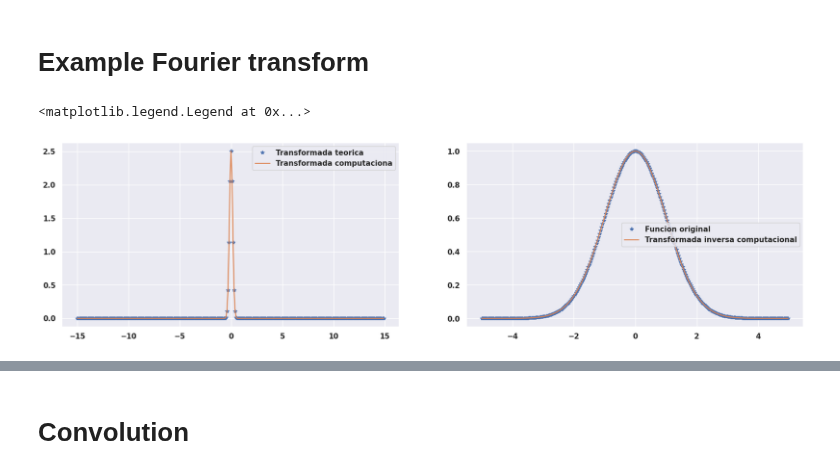
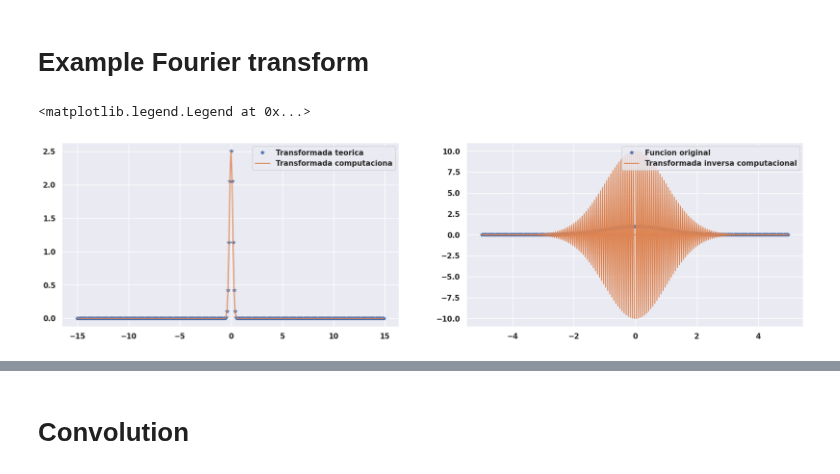
Before and after one commit to EstebanM-98/University_codes, a Jupyter notebook: Ingenieria/Nonlinear_Optics/Codigo_lab2.ipynb, the cells around one changed output, grey strips where cells are left out. Cells and saved outputs as stored; diff of their text form; code cells hidden in the pictures.

```diff
--- a/Ingenieria/Nonlinear_Optics/Codigo_lab2.ipynb
+++ b/Ingenieria/Nonlinear_Optics/Codigo_lab2.ipynb
@@ -770,30 +825,29 @@ plt.legend()
 # %%
 L=10
 M=300
 a=1
 dx=L/M
-x=np.arange(-L/2,L/2,dx)
+x=np.fft.fftshift(np.arange(-L/2,L/2,dx))
 y=lambda x: np.exp(-a*x**2/2)
 func=y(x)
-func_F=np.fft.fftshift(np.fft.ifft(np.fft.fftshift(func)))*L
+func_F=(np.fft.ifft((func)))*L
 
 f_min=1/(2*dx)
 freq=np.arange(-f_min,f_min,1/(dx*x.size))
 func_FR=np.sqrt((2*np.pi/a))*np.exp(-(2*np.pi*freq)**2/(2*a))
-func_iF=np.fft.fftshift(np.fft.fft(np.fft.fftshift(func_FR)))*1/(L)
-
+func_iF=(np.fft.fft((func_FR)))
 
 f=plt.figure(figsize=(20,5))
 
 plt.subplot(121)
 plt.plot(freq,func_FR,'*',label="Transformada teorica")
-plt.plot(freq,func_F,label="Transformada computaciona")
+plt.plot(freq,np.fft.fftshift(func_F),label="Transformada computaciona")
 plt.legend()
 
 plt.subplot(122)
 plt.plot(x,func,'*',label="Funcion original")
 plt.plot(x,func_iF,label="Transformada inversa computacional")
 plt.legend()
 # %% [output]
 <matplotlib.legend.Legend at 0x...>
-[figure, old version]
+[figure, new version]
```
Also changed, not shown: parts of 10 cells of this notebook, 4 other files.
